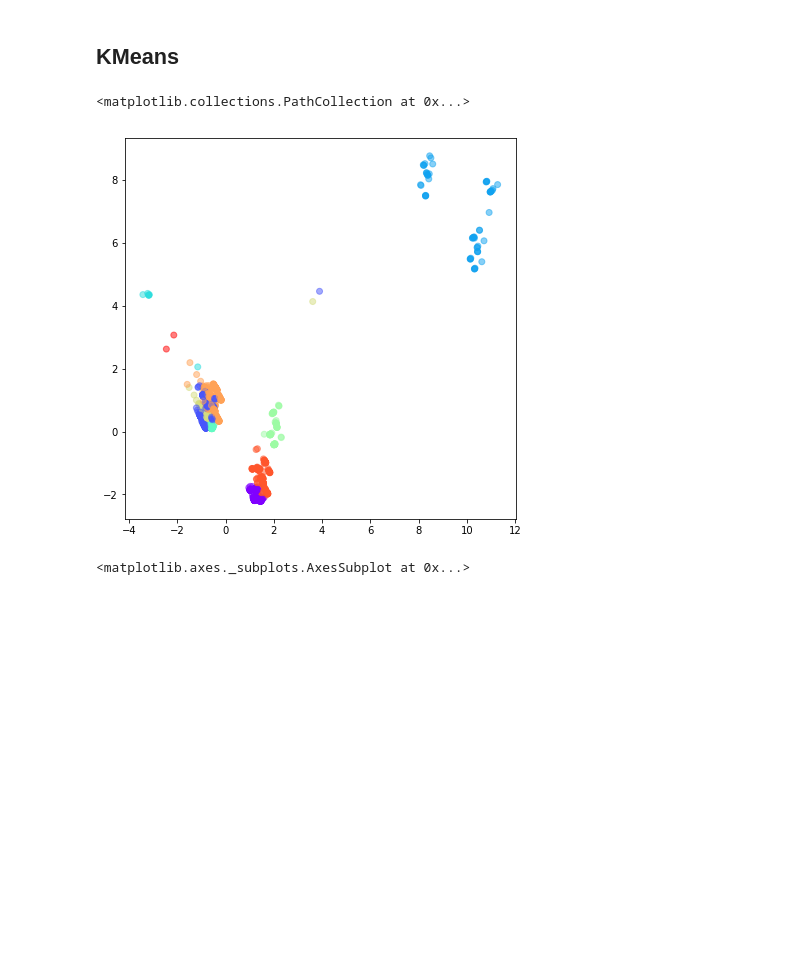
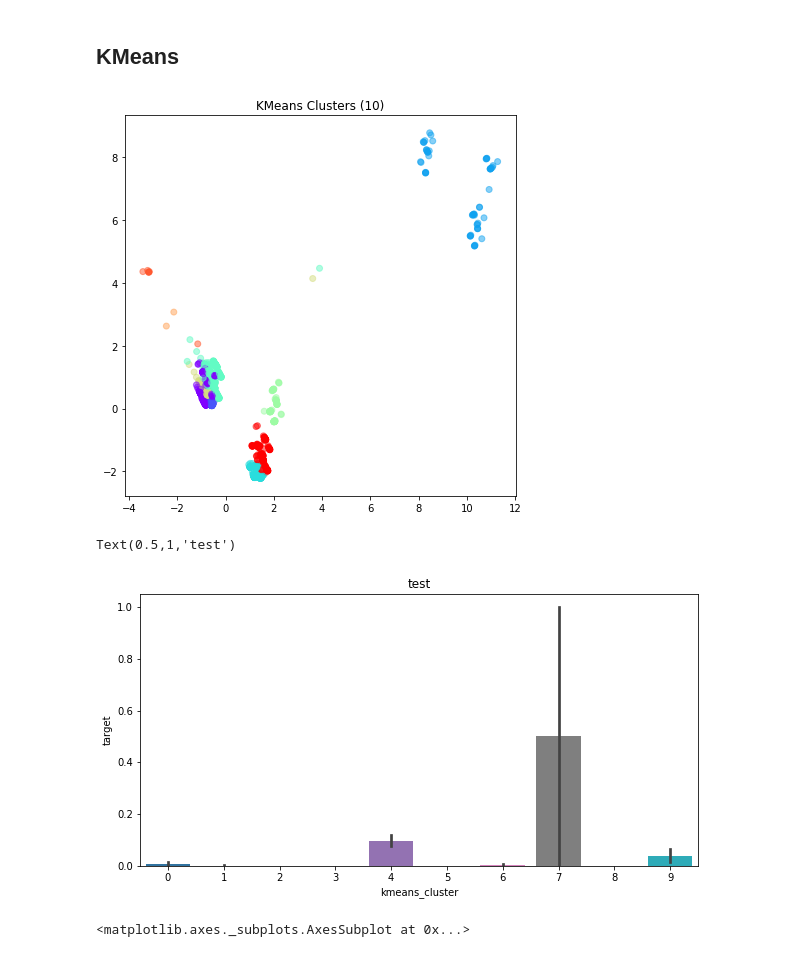
Before and after one commit to sbpforward/Airbnb-Criminal-Clusters, a Jupyter notebook: notebooks/PCA-Kmeans.ipynb, the cells around one changed output. Saved outputs shown, nothing was run; the diff lists cells and outputs as text; code cells hidden in the pictures; blank space fills up the shorter version.

```diff
--- a/notebooks/PCA-Kmeans.ipynb
+++ b/notebooks/PCA-Kmeans.ipynb
@@ -225,15 +238,26 @@ PCA explained variance ratio is [0.2010805  0.17540952 0.11205728 0.09674204 0.0
 # %%
 kmeans = KMeans(n_clusters=10)
 
 X_clustered_num = kmeans.fit_predict(few_principalComponents)
 
 # Plot the scatter diagram
 plt.figure(figsize = (7,7))
 plt.scatter(few_principalComponents[:,0],few_principalComponents[:,1],
             c=kmeans.labels_,cmap='rainbow', alpha=0.5)
+plt.title('KMeans Clusters (10)')
+plt.show()
+
+plt.figure(figsize=(10,5))
+fewkmeans = kmeans.labels_
+kmeans_y = y_target_vals
+kmeans_y = kmeans_y.reshape(4511)
+fewKMeansDF = pd.DataFrame({'kmeans_cluster':fewkmeans, 'target':kmeans_y})
+sns.barplot(x='kmeans_cluster',y='target',data=fewKMeansDF)
+plt.title('test')
 # %% [output]
+[figure, new version]
-<matplotlib.collections.PathCollection at 0x...>
+Text(0.5,1,'test')
-[figure, old version]
+[figure, added]
 # %%
 fewkmeans = kmeans.labels_
 
```
Also changed, not shown: parts of 3 cells of this notebook, 15 other files.
